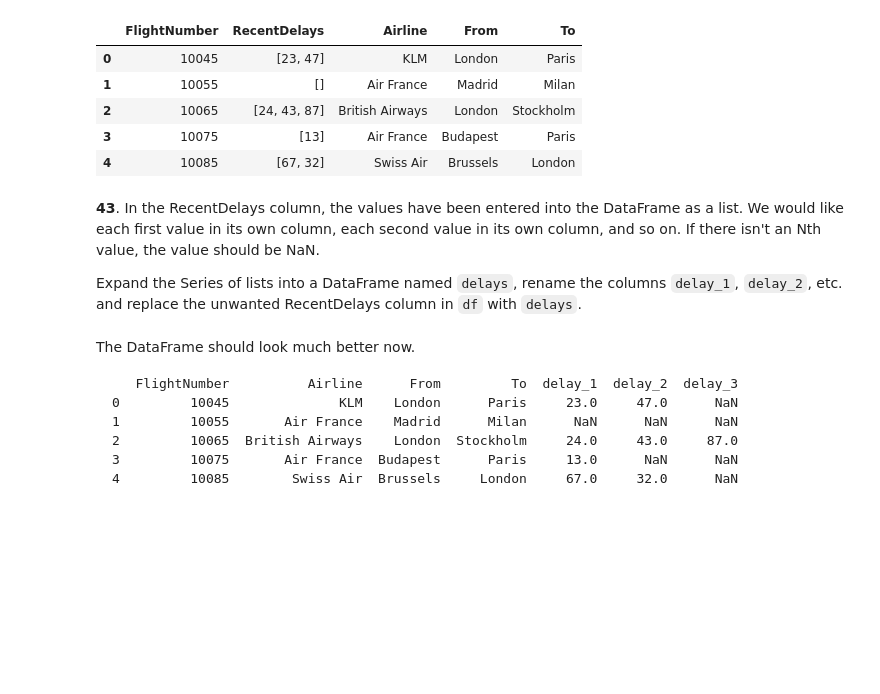
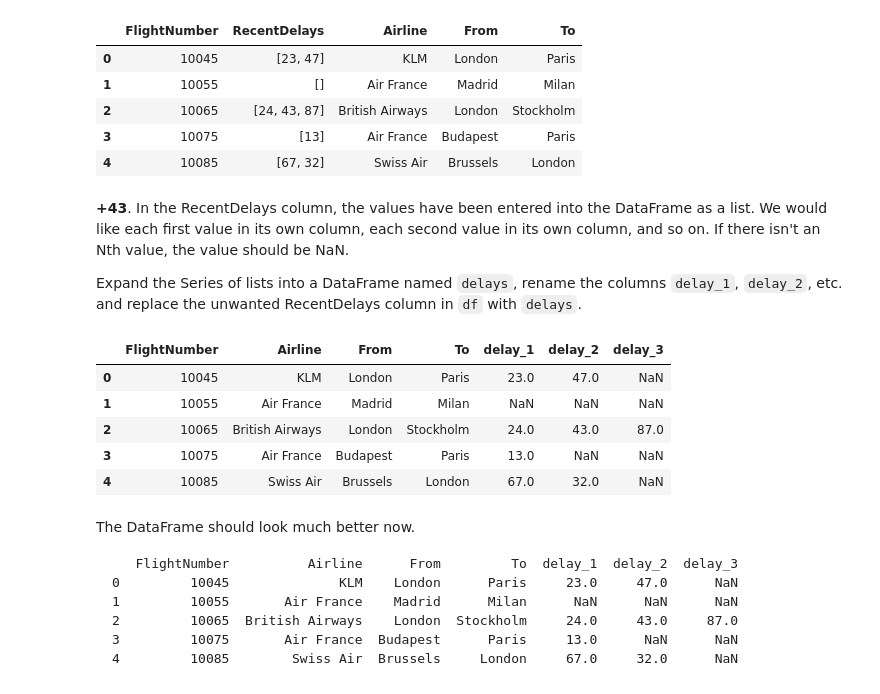
Before and after one commit to bogdan-kovalchuk/100-pandas-puzzles, a Jupyter notebook: 100-pandas-puzzles.ipynb, the cells around one changed output. Saved outputs shown, nothing was run; the diff lists cells and outputs as text; code cells hidden in the pictures; blank space fills up the shorter version.

````diff
--- a/100-pandas-puzzles.ipynb
+++ b/100-pandas-puzzles.ipynb
@@ -771,9 +771,21 @@ df
 | 3 | 10075 | [13] | Air France | Budapest | Paris |
 | 4 | 10085 | [67, 32] | Swiss Air | Brussels | London |
 # %% [markdown]
-**43**. In the RecentDelays column, the values have been entered into the DataFrame as a list. We would like each first value in its own column, each second value in its own column, and so on. If there isn't an Nth value, the value should be NaN.
+**+43**. In the RecentDelays column, the values have been entered into the DataFrame as a list. We would like each first value in its own column, each second value in its own column, and so on. If there isn't an Nth value, the value should be NaN.
 
 Expand the Series of lists into a DataFrame named `delays`, rename the columns `delay_1`, `delay_2`, etc. and replace the unwanted RecentDelays column in `df` with `delays`.
+# %%
+delays = df['RecentDelays'].apply(pd.Series)
+delays.columns = ['delay_{}'.format(n) for n in range(1, len(delays.columns)+1)]
+df = df.drop('RecentDelays', axis=1).join(delays)
+df
+# %% [output]
+|  | FlightNumber | Airline | From | To | delay_1 | delay_2 | delay_3 |
+| 0 | 10045 | KLM | London | Paris | 23.0 | 47.0 | NaN |
+| 1 | 10055 | Air France | Madrid | Milan | NaN | NaN | NaN |
+| 2 | 10065 | British Airways | London | Stockholm | 24.0 | 43.0 | 87.0 |
+| 3 | 10075 | Air France | Budapest | Paris | 13.0 | NaN | NaN |
+| 4 | 10085 | Swiss Air | Brussels | London | 67.0 | 32.0 | NaN |
 # %% [markdown]
 The DataFrame should look much better now.
 ```
````
Also changed, not shown: parts of 7 cells of this notebook.
